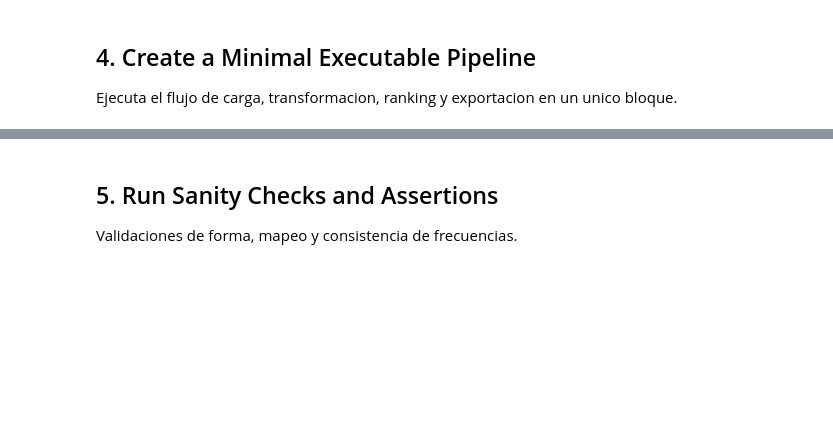
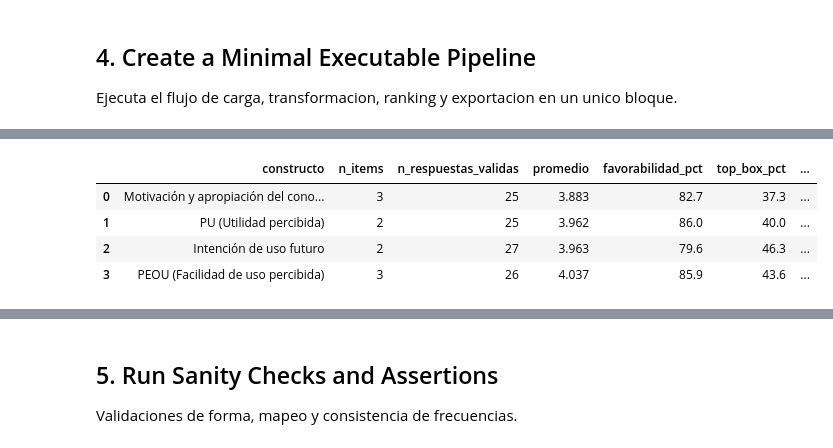
Before and after one commit to DavidZap/tablero_pre_pos_intervencion, a Jupyter notebook: notebooks/01_analisis_likert_powerapp.ipynb, the cells around one changed output, grey strips where cells are left out. Saved outputs shown, nothing was run; the diff lists cells and outputs as text; code cells hidden in the pictures; blank space fills up the shorter version.

```diff
--- a/notebooks/01_analisis_likert_powerapp.ipynb
+++ b/notebooks/01_analisis_likert_powerapp.ipynb
@@ -440,0 +430,76 @@ Terminos mas frecuentes en abiertas (top 20):
+# %%
+# Mapeo de preguntas a constructos TAM/UTAUT
+# NOTA: Los nombres incluyen ".Selecciona" al final del texto de la pregunta
+
+CONSTRUCTOS = {
+    "PEOU (Facilidad de uso percibida)": [
+        "Sé cómo navegar la herramienta.Selecciona",
+        'Entiendo el propósito de cada sección de la app ("¿Qué son las Ciencias del Comportamiento?", "Diseña tu Intervención Comportamental", "Registra el impacto de tu intervención").Selecciona',
+        "Los términos usados en la Power App que son nuevos para mí los entiendo con facilidad.Selecciona",
+    ],
+    "PU (Utilidad percibida)": [
+        'Las herramientas prácticas que te permiten diligenciar campos e interactuar con la app en la sección de "Diseña tu Intervención Comportamental" facilitan diseñar intervenciones..Selecciona',
+        "Siento que la app puede ser mi herramienta principal para realizar una intervención comportamental  .Selecciona",
+        "Considero que la herramienta mejora/facilita la aplicación de Ciencias del Comportamiento.Selecciona",
+    ],
+    "Intención de uso futuro": [
+        "La usaría en futuras iniciativas. .Selecciona",
+        "Considero que esta App puede ser útil incluso para colaboradores que no han tenido espacios con B-Lab..Selecciona",
+    ],
+    "Motivación y apropiación del conocimiento": [
+        "Puedo asociar el contenido teórico de la Power App con los retos que tengo en mi rol   .Selecciona",
+        "Usar esta herramienta me motiva a aplicar Ciencias del Comportamiento en mis proyectos..Selecciona",
+        "Comparto con otras personas conocimientos encontrados en la herramienta .Selecciona",
+    ],
+}
+
+# Análisis por constructo
+constructo_metrics = []
+for constructo_name, questions in CONSTRUCTOS.items():
+    # Filtrar preguntas que existan en el dataset
+    matching_questions = [q for q in questions if q in likert_columns]
+
+    if not matching_questions:
+        print(f"⚠️  {constructo_name}: No se encontraron preguntas coincidentes.")
+        continue
+
+    df_constructo = df_likert_num[matching_questions]
+
+    n_items = len(matching_questions)
+    n_validas = int(df_constructo.notna().sum().min())  # Min respuestas validas entre items
+    promedio = float(df_constructo.stack().mean())
+    favorable_count = df_constructo.isin([4, 5]).sum().sum()
+    total_responses = n_validas * n_items
+    favorabilidad = (favorable_count / total_responses * 100) if total_responses > 0 else 0
+    top_box_count = df_constructo.isin([5]).sum().sum()
+    top_box = (top_box_count / total_responses * 100) if total_responses > 0 else 0
+    unfavorable_count = df_constructo.isin([1, 2]).sum().sum()
+    desfavorabilidad = (unfavorable_count / total_responses * 100) if total_responses > 0 else 0
+    neto = favorabilidad - desfavorabilidad
+
+    alpha_constructo = cronbach_alpha(df_constructo)
+
+    constructo_metrics.append({
+        "constructo": constructo_name,
+        "n_items": n_items,
+        "n_respuestas_validas": int(n_validas),
+        "promedio": round(promedio, 3),
+        "favorabilidad_pct": round(favorabilidad, 1),
+        "top_box_pct": round(top_box, 1),
+        "desfavorabilidad_pct": round(desfavorabilidad, 1),
+        "neto_favorabilidad_pct": round(neto, 1),
+        "alfa_cronbach": round(alpha_constructo, 3) if pd.notna(alpha_constructo) else None,
+    })
+
+if not constructo_metrics:
+    print("ERROR: No se detectaron constructos.")
+else:
+    constructos_df = pd.DataFrame(constructo_metrics).sort_values("promedio", ascending=True).reset_index(drop=True)
+
+    print("Metricas por Constructo TAM/UTAUT:")
+    display(constructos_df)
+
+    # Exportar
+    constructos_df.to_csv(OUTPUTS_DIR / "constructos_tam_utaut.csv", index=False, encoding="utf-8-sig")
+    print("\nArchivo exportado: constructos_tam_utaut.csv")
+# %% [output]
@@ -440,0 +507,5 @@ Terminos mas frecuentes en abiertas (top 20):
+|  | constructo | n_items | n_respuestas_validas | promedio | favorabilidad_pct | top_box_pct | ... |
+| 0 | Motivación y apropiación del cono... | 3 | 25 | 3.883 | 82.7 | 37.3 | ... |
+| 1 | PU (Utilidad percibida) | 2 | 25 | 3.962 | 86.0 | 40.0 | ... |
+| 2 | Intención de uso futuro | 2 | 27 | 3.963 | 79.6 | 46.3 | ... |
+| 3 | PEOU (Facilidad de uso percibida) | 3 | 26 | 4.037 | 85.9 | 43.6 | ... |
```
Also changed, not shown: parts of 6 cells of this notebook, 7 other files.
